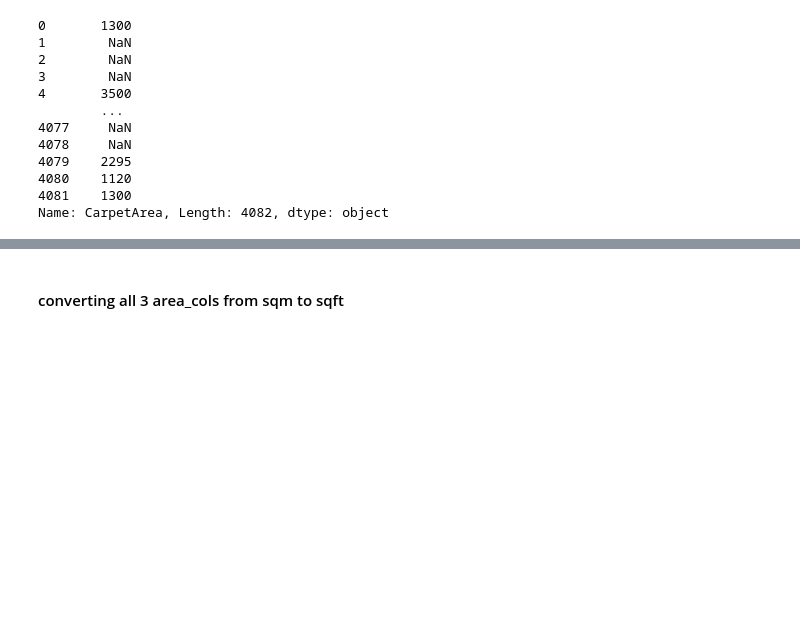
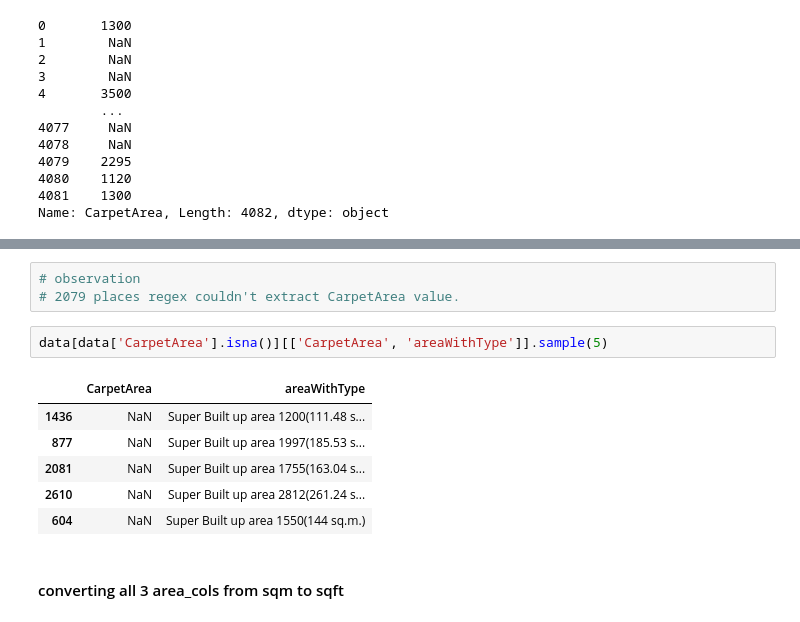
Before and after one commit to Sarvesh-Kesharwani/HousePrice_MegaProject, a Jupyter notebook: 2. data_cleaning/5. FEing next feature.ipynb, the cells around one changed output, grey strips where cells are left out. Cells and saved outputs as stored; diff of their text form; blank space fills up the shorter version.

```diff
--- a/2. data_cleaning/5. FEing next feature.ipynb
+++ b/2. data_cleaning/5. FEing next feature.ipynb
@@ -93,3 +182,15 @@ Name: CarpetArea, Length: 4082, dtype: object
+# %%
+# observation
+# 2079 places regex couldn't extract CarpetArea value.
+# %%
+data[data['CarpetArea'].isna()][['CarpetArea', 'areaWithType']].sample(5)
+# %% [output]
+|  | CarpetArea | areaWithType |
+| 1436 | NaN | Super Built up area 1200(111.48 s... |
+| 877 | NaN | Super Built up area 1997(185.53 s... |
+| 2081 | NaN | Super Built up area 1755(163.04 s... |
+| 2610 | NaN | Super Built up area 2812(261.24 s... |
+| 604 | NaN | Super Built up area 1550(144 sq.m.) |
 # %% [markdown]
 #### converting all 3 area_cols from sqm to sqft
 # %%
```
Also changed, not shown: parts of 25 cells of this notebook.
